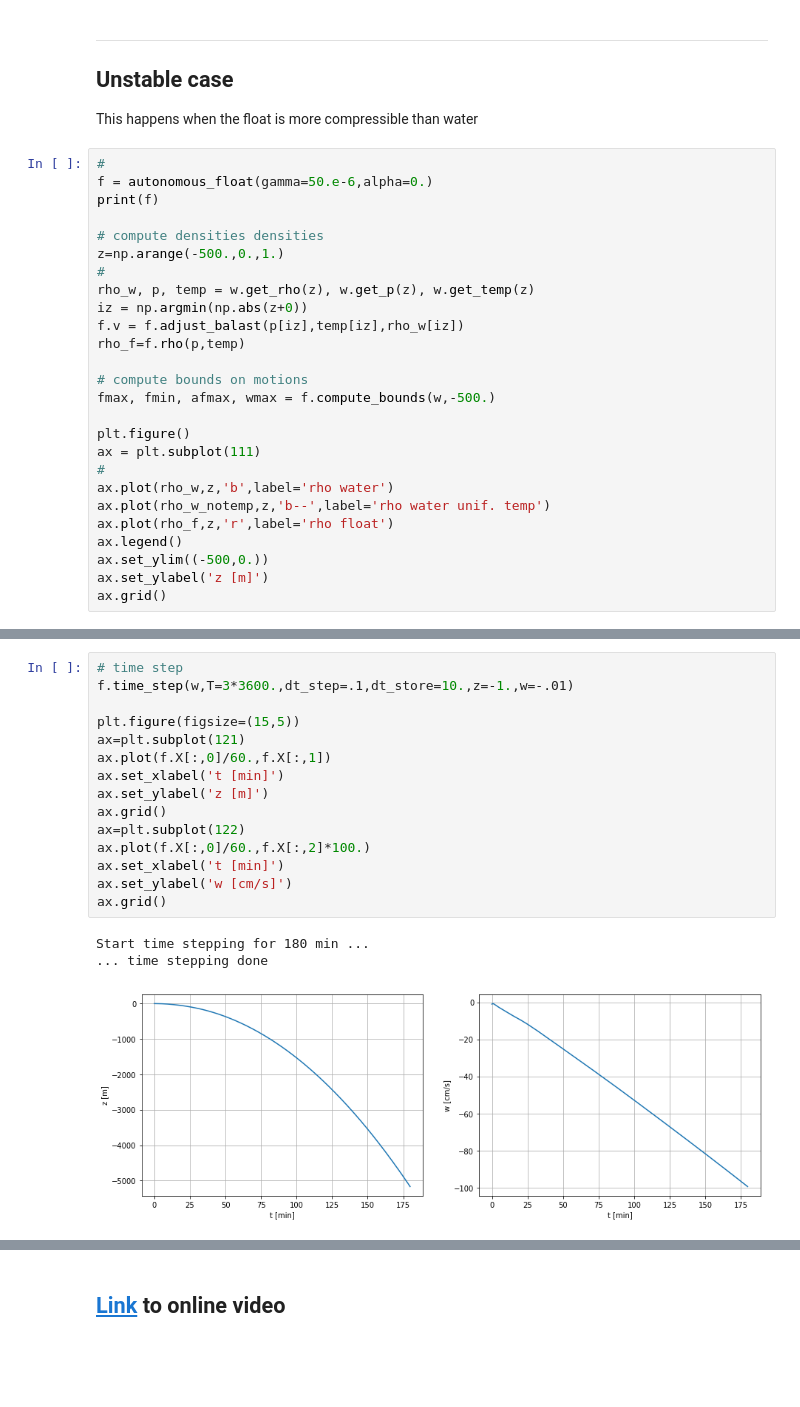
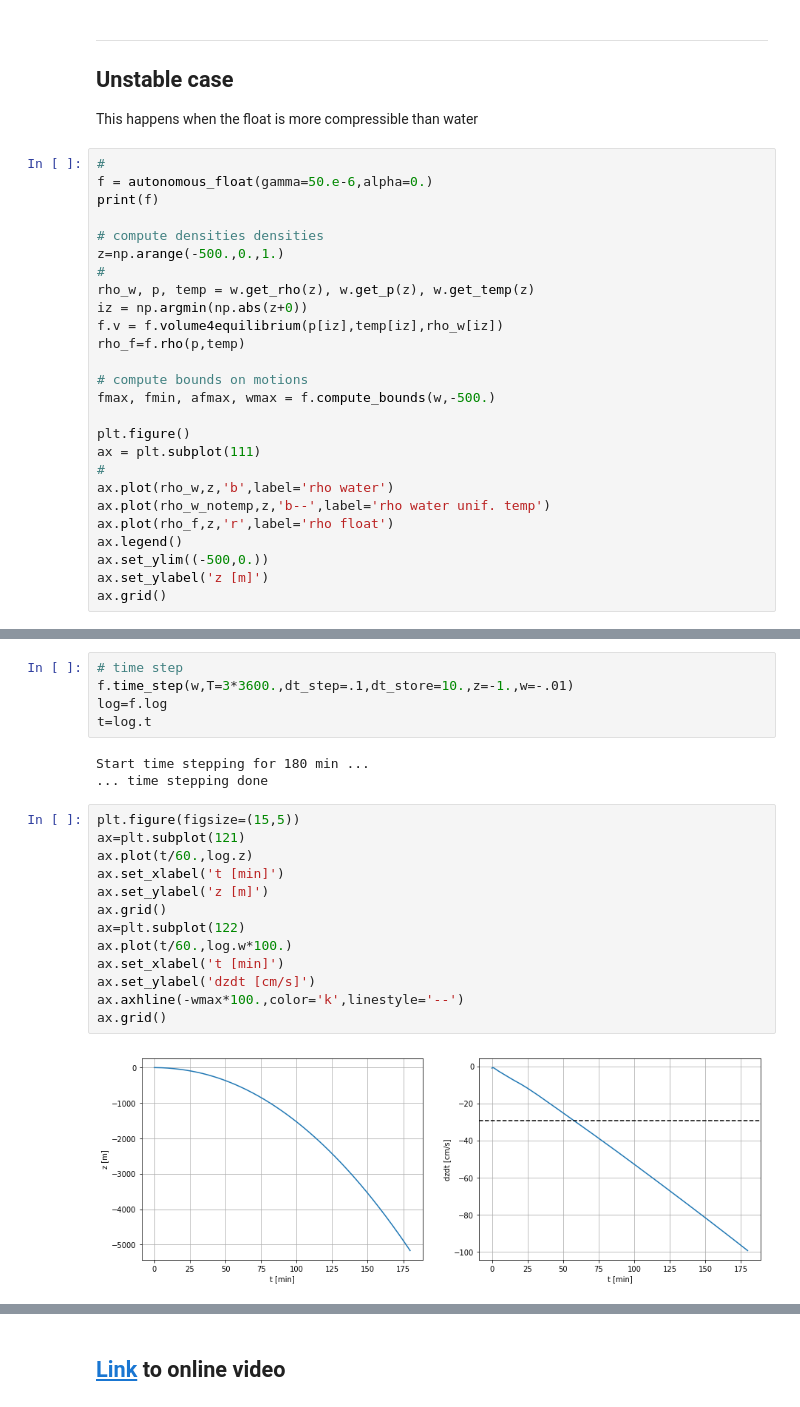
Before and after one commit to apatlpo/cognac, a Jupyter notebook: instrum/float_dynamics_basics.ipynb, the cells around one changed output, grey strips where cells are left out. Cells and saved outputs as stored; diff of their text form; blank space fills up the shorter version.

```diff
--- a/instrum/float_dynamics_basics.ipynb
+++ b/instrum/float_dynamics_basics.ipynb
@@ -234,7 +236,7 @@ z=np.arange(-500.,0.,1.)
 #
 rho_w, p, temp = w.get_rho(z), w.get_p(z), w.get_temp(z)
 iz = np.argmin(np.abs(z+0))
-f.v = f.adjust_balast(p[iz],temp[iz],rho_w[iz])
+f.v = f.volume4equilibrium(p[iz],temp[iz],rho_w[iz])
 rho_f=f.rho(p,temp)
 
 # compute bounds on motions
@@ -266,23 +267,27 @@ fmax/m=4.4e-04 m^2/s, fmin/m= -2.2e-01 m^2/s, wmax= 29.5 cm/s
 For accelerations, equivalent speed reached in 1min:
   fmax 2.6e+00 cm/s, fmin/m= -1.3e+03 cm/s
 [figure]
+# %%
+# time step
+f.time_step(w,T=3*3600.,dt_step=.1,dt_store=10.,z=-1.,w=-.01)
+log=f.log
+t=log.t
+# %% [output]
+Start time stepping for 180 min ...
+... time stepping done
 # %%
-# time step
-f.time_step(w,T=3*3600.,dt_step=.1,dt_store=10.,z=-1.,w=-.01)
-
 plt.figure(figsize=(15,5))
 ax=plt.subplot(121)
-ax.plot(f.X[:,0]/60.,f.X[:,1])
+ax.plot(t/60.,log.z)
 ax.set_xlabel('t [min]')
 ax.set_ylabel('z [m]')
 ax.grid()
 ax=plt.subplot(122)
-ax.plot(f.X[:,0]/60.,f.X[:,2]*100.)
+ax.plot(t/60.,log.w*100.)
 ax.set_xlabel('t [min]')
-ax.set_ylabel('w [cm/s]')
+ax.set_ylabel('dzdt [cm/s]')
+ax.axhline(-wmax*100.,color='k',linestyle='--')
 ax.grid()
 # %% [output]
-Start time stepping for 180 min ...
-... time stepping done
-[figure, old version]
+[figure, new version]
 # %%
```
Also changed, not shown: parts of 6 cells of this notebook, 2 other files.
